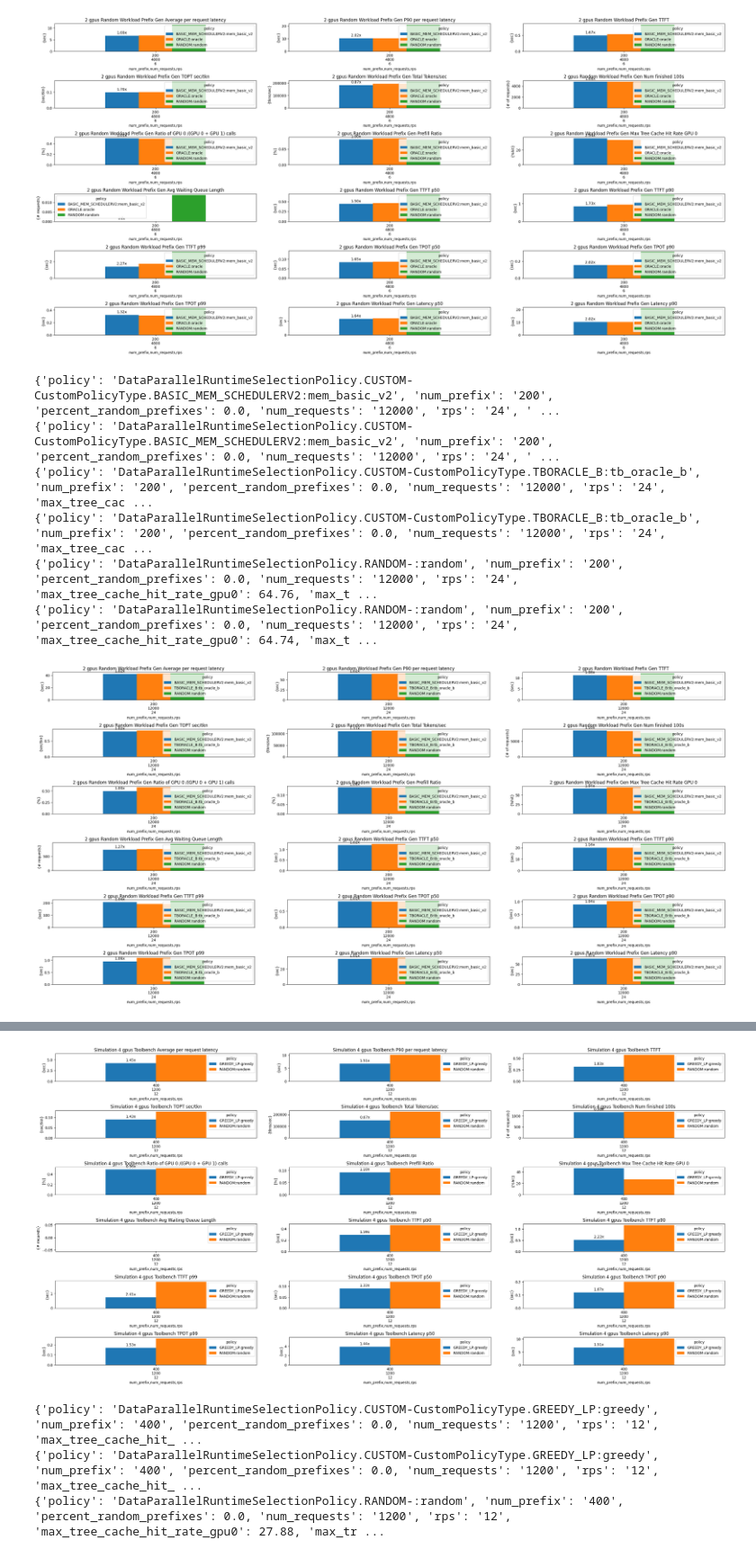
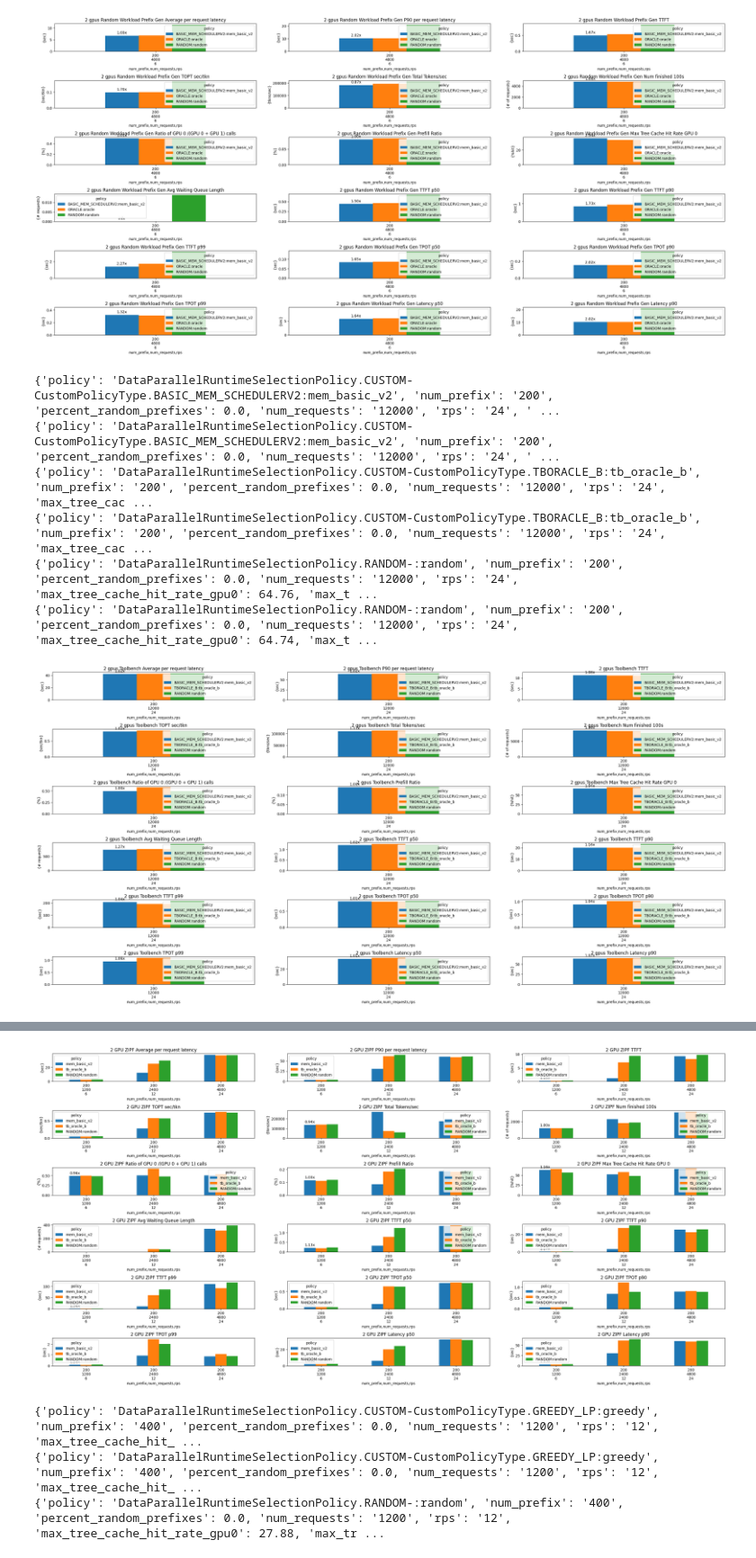
Before and after one commit to WukLab/preble, a Jupyter notebook: multi_node/benchmarks/plot_rps_results.ipynb, the cells around one changed output, grey strips where cells are left out. Shown: that part at 90% size. Saved outputs shown, nothing was run; the diff lists cells and outputs as text; code cells hidden in the pictures.

```diff
--- a/multi_node/benchmarks/plot_rps_results.ipynb
+++ b/multi_node/benchmarks/plot_rps_results.ipynb
@@ -313,7 +313,14 @@ def plot_metrics(metrics, title_prefix, ax_dims=(4, 3), figsize=(28, 14), global
 
     ]
 
-    policy_replacements = {'DataParallelRuntimeSelectionPolicy.': '', 'CUSTOM-CustomPolicyType.': '', "-":'', "DataParallelRuntimeSelectionPolicy.RANDOM-:": ""}  # Example replacement
+    policy_replacements = {
+        'DataParallelRuntimeSelectionPolicy.': '',
+        'CUSTOM-CustomPolicyType.': '',
+        "-":'',
+        "DataParallelRuntimeSelectionPolicy.RANDOM-:": "",
+        "BASIC_MEM_SCHEDULERV2:": "",
+        "TBORACLE_B:": "",
+        "RANDOM:": ""}  # Example replacement
 
 
     ax_index = 0
@@ -433,7 +447,7 @@ log_file = 'basic_mem_scheduler_comp/toolbench_zipf_distribution_v4.log'
 param_keys = ["model_name", "num_prefix", "percent_random_prefixes", "num_requests", "rps", "policy", "exp_time"]
 metrics = extract_metrics(log_file, param_keys, max_gpus=2)
 greedy_exp = {}
-plot_metrics(metrics, "2 gpus Random Workload Prefix Gen", global_metric_dfs=greedy_exp, baseline_key="RANDOM:random", ax_dims=(6,3), global_metric_columns=[
+plot_metrics(metrics, "2 gpus Toolbench", global_metric_dfs=greedy_exp, baseline_key="RANDOM:random", ax_dims=(6,3), global_metric_columns=[
    "BASIC_MEM_SCHEDULERV2:mem_basic_v2", "TBORACLE_B:tb_oracle_b", "RANDOM:random"
 ])
 # %% [output]
@@ -443,11 +457,13 @@ plot_metrics(metrics, "2 gpus Random Workload Prefix Gen", global_metric_dfs=gre
 {'policy': 'DataParallelRuntimeSelectionPolicy.CUSTOM-CustomPolicyType.TBORACLE_B:tb_oracle_b', 'num_prefix': '200', 'percent_random_prefixes': 0.0, 'num_requests': '12000', 'rps': '24', 'max_tree_cac ...
 {'policy': 'DataParallelRuntimeSelectionPolicy.RANDOM-:random', 'num_prefix': '200', 'percent_random_prefixes': 0.0, 'num_requests': '12000', 'rps': '24', 'max_tree_cache_hit_rate_gpu0': 64.76, 'max_t ...
 {'policy': 'DataParallelRuntimeSelectionPolicy.RANDOM-:random', 'num_prefix': '200', 'percent_random_prefixes': 0.0, 'num_requests': '12000', 'rps': '24', 'max_tree_cache_hit_rate_gpu0': 64.74, 'max_t ...
-[figure, old version]
+[figure, new version]
 # %%
-log_file = 'logs_sim/toolbench_4096_simulated_4_gpus.log'
+log_file = '/mnt/data/ssd/sglang_multi_model/multi_node/benchmarks/basic_mem_scheduler_comp/toolbench_recomp_cost/recomp_with_zipf_12.log'
 param_keys = ["model_name", "num_prefix", "percent_random_prefixes", "num_requests", "rps", "policy", "exp_time"]
-metrics = extract_metrics(log_file, param_keys, max_gpus=4)
+metrics = extract_metrics(log_file, param_keys, max_gpus=2)
 node_3_exp = {}
-plot_metrics(metrics, "Simulation 4 gpus Toolbench", global_metric_dfs=node_3_exp, baseline_key="RANDOM:random", ax_dims=(6,3))
+plot_metrics(metrics, "2 GPU ZIPF", global_metric_dfs=node_3_exp, baseline_key="random", ax_dims=(6,3), global_metric_columns=[
+   "mem_basic_v2", "tb_oracle_b", "random"
+] )
 # %% [output]
@@ -456,4 +490,4 @@ plot_metrics(metrics, "Simulation 4 gpus Toolbench", global_metric_dfs=node_3_ex
-[figure, old version]
+[figure, new version]
 # %%
 log_file = 'logs_sim/toolbench_4096_non_simulated_4_gpus.log'
 param_keys = ["model_name", "num_prefix", "percent_random_prefixes", "num_requests", "rps", "policy", "exp_time"]
```
Also changed, not shown: parts of 3 cells of this notebook, 6 other files.
